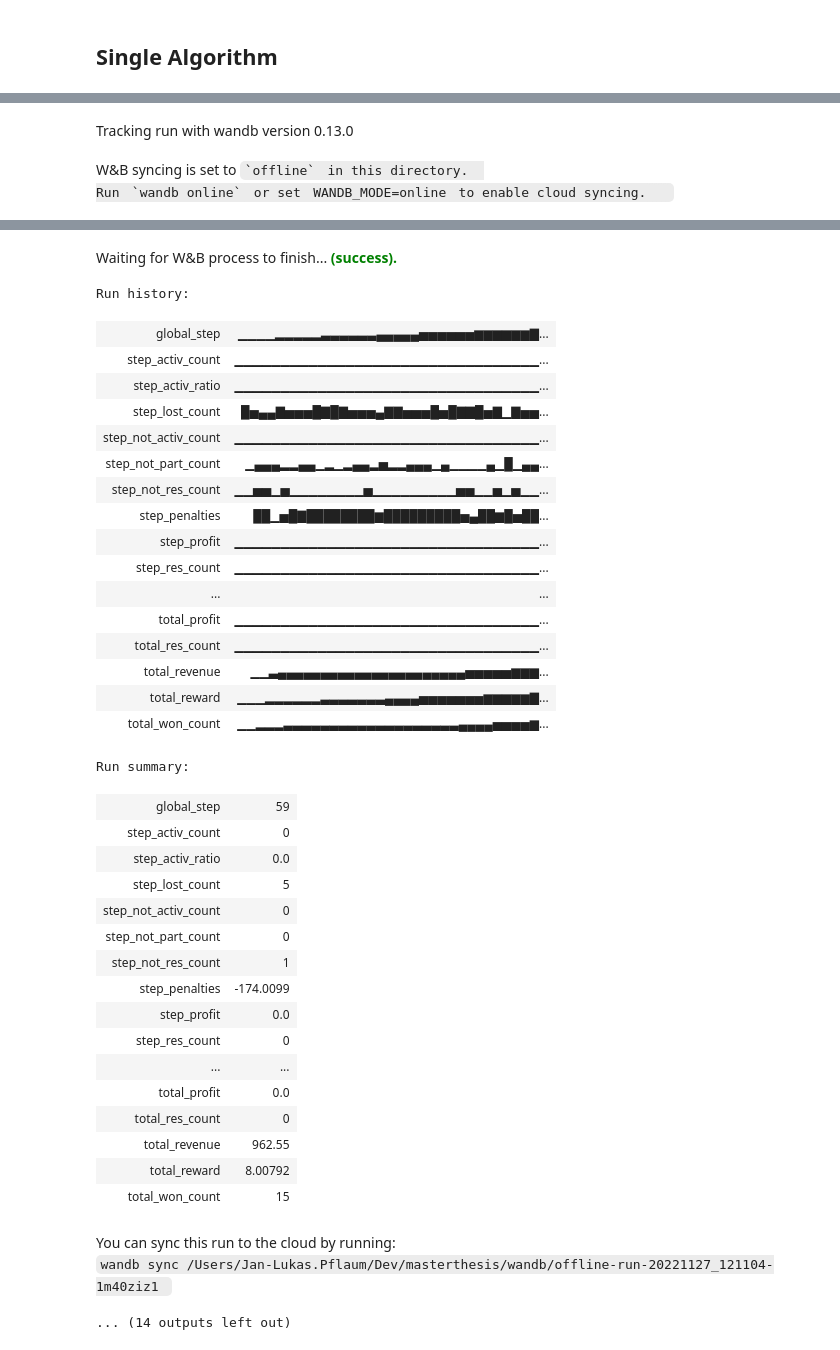
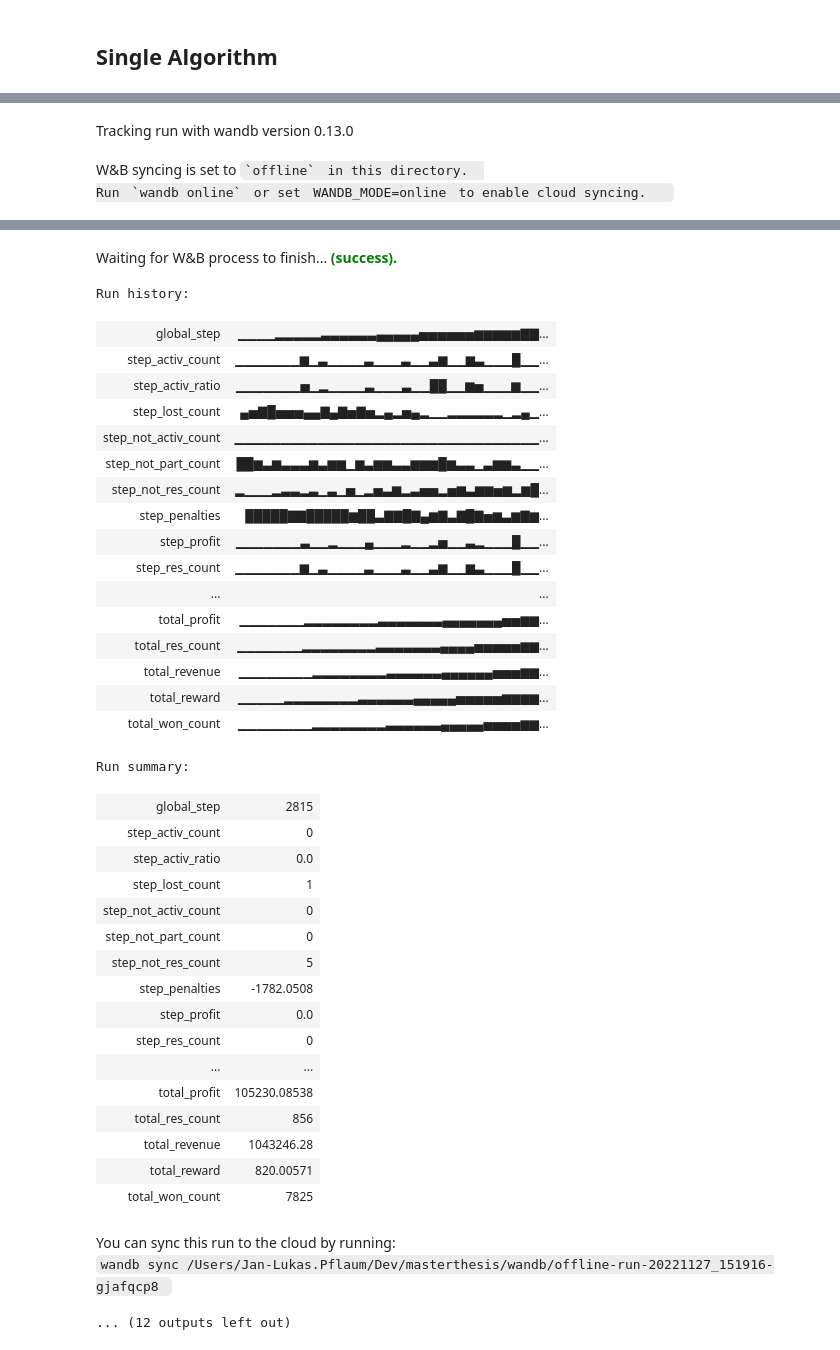
Before and after one commit to jlp237/MA-VPP-RL-bidding, a Jupyter notebook: 02_VPPBiddingEnv.ipynb, the cells around one changed output, grey strips where cells are left out. Saved outputs shown, nothing was run; the diff lists cells and outputs as text; code cells hidden in the pictures.

```diff
--- a/02_VPPBiddingEnv.ipynb
+++ b/02_VPPBiddingEnv.ipynb
@@ -245,7 +266,7 @@ for algo in algo_list:
 # %% [markdown]
 ## Single Algorithm
 # %%
-ALGORITHM = "TD3"
+ALGORITHM = "R_PPO"
 
 try:
     print("now training " + ALGORITHM)
@@ -261,44 +282,44 @@ now training TD3
 Tracking run with wandb version 0.13.0
 W&B syncing is set to `offline` in this directory.
 Run `wandb online` or set WANDB_MODE=online to enable cloud syncing.
 [interactive output not drawn]
 [interactive output not drawn]
 [interactive output not drawn]
 Waiting for W&B process to finish... (success).
 Run history:
-| global_step | ▁▁▁▁▂▂▂▂▂▃▃▃▃▃▃▄▄▄▄▄▅▅▅▅▅▅▆▆▆▆▆▆▇... |
-| step_activ_count | ▁▁▁▁▁▁▁▁▁▁▁▁▁▁▁▁▁▁▁▁▁▁▁▁▁▁▁▁▁▁▁▁▁... |
-| step_activ_ratio | ▁▁▁▁▁▁▁▁▁▁▁▁▁▁▁▁▁▁▁▁▁▁▁▁▁▁▁▁▁▁▁▁▁... |
-| step_lost_count | █▅▄▄▇▅▅▅█▇█▇▅▅▅▄▇▇▅▅▅█▅█▇▇█▅▇▁▇▅▅... |
+| global_step | ▁▁▁▁▂▂▂▂▂▃▃▃▃▃▃▄▄▄▄▄▅▅▅▅▅▅▆▆▆▆▆▇▇... |
+| step_activ_count | ▁▁▁▁▁▁▁▆▁▃▁▁▁▁▃▁▁▁▃▁▁▃▆▁▁▆▃▁▁▁█▁▁... |
+| step_activ_ratio | ▁▁▁▁▁▁▁▅▁▂▁▁▁▁▃▁▁▁▃▁▁██▁▁▆▅▁▁▁▆▁▁... |
+| step_lost_count | ▄▅▇█▅▅▅▄▄▇▄▇▅▇▅▂▄▂▅▄▂▁▁▂▂▂▂▂▂▁▂▄▁... |
 | step_not_activ_count | ▁▁▁▁▁▁▁▁▁▁▁▁▁▁▁▁▁▁▁▁▁▁▁▁▁▁▁▁▁▁▁▁▁... |
-| step_not_part_count | ▁▄▄▄▂▂▄▄▁▂▁▂▄▄▂▅▂▂▄▄▄▁▄▁▁▁▁▄▁█▁▄▄... |
-| step_not_res_count | ▁▁▅▅▁▅▁▁▁▁▁▁▁▁▅▁▁▁▁▁▁▁▁▁▅▅▁▁▅▁▅▁▁... |
-| step_penalties | ██▁▅█▇████████▆█████████▅▄██▆█▅██... |
-| step_profit | ▁▁▁▁▁▁▁▁▁▁▁▁▁▁▁▁▁▁▁▁▁▁▁▁▁▁▁▁▁▁▁▁▁... |
-| step_res_count | ▁▁▁▁▁▁▁▁▁▁▁▁▁▁▁▁▁▁▁▁▁▁▁▁▁▁▁▁▁▁▁▁▁... |
+| step_not_part_count | ██▆▃▆▃▃▃▆▃▆▆▁▆▃▆▆▃▃▆▆▆█▆▃▃▁▃▆▆▃▁▁... |
+| step_not_res_count | ▂▁▁▁▂▃▃▂▃▁▃▁▅▁▂▅▃▆▂▃▅▅▂▅▆▃▆▆▅▆▂▆█... |
+| step_penalties | █████▇▇█████▆██▃▇▇█▇▄▆▇▃▇█▇▅▆▃▆▇▆... |
+| step_profit | ▁▁▁▁▁▁▁▃▁▁▂▁▁▁▄▁▁▁▂▁▁▂▅▁▁▃▂▁▁▁█▁▁... |
+| step_res_count | ▁▁▁▁▁▁▁▆▁▃▁▁▁▁▃▁▁▁▃▁▁▃▆▁▁▆▃▁▁▁█▁▁... |
 | ... | ... |
-| total_profit | ▁▁▁▁▁▁▁▁▁▁▁▁▁▁▁▁▁▁▁▁▁▁▁▁▁▁▁▁▁▁▁▁▁... |
-| total_res_count | ▁▁▁▁▁▁▁▁▁▁▁▁▁▁▁▁▁▁▁▁▁▁▁▁▁▁▁▁▁▁▁▁▁... |
-| total_revenue | ▁▁▃▄▄▄▄▄▄▄▄▄▄▄▄▄▄▄▄▄▄▄▄▄▄▅▅▅▅▅▆▆▆... |
-| total_reward | ▁▁▁▂▂▂▂▂▂▃▃▃▃▃▃▃▄▄▄▄▅▅▅▅▅▅▅▆▆▆▆▆▇... |
-| total_won_count | ▁▁▂▂▂▃▃▃▃▃▃▃▃▃▃▃▃▃▃▃▃▃▃▃▄▄▄▄▅▅▅▅▆... |
+| total_profit | ▁▁▁▁▁▁▁▂▂▂▂▂▂▂▂▃▃▃▃▃▃▃▄▄▄▄▄▄▄▅▅▆▆... |
+| total_res_count | ▁▁▁▁▁▁▁▂▂▂▂▂▂▂▂▃▃▃▃▃▃▃▄▄▄▄▅▅▅▅▅▆▆... |
+| total_revenue | ▁▁▁▁▁▁▁▁▂▂▂▂▂▂▂▂▃▃▃▃▃▃▄▄▄▄▄▄▅▅▅▆▆... |
+| total_reward | ▁▁▁▁▁▂▂▂▂▂▂▂▂▃▃▃▃▃▃▄▄▄▄▄▅▅▅▅▅▆▆▆▆... |
+| total_won_count | ▁▁▁▁▁▁▁▁▂▂▂▂▂▂▂▂▃▃▃▃▃▃▄▄▄▄▄▅▅▅▅▆▆... |
 Run summary:
-| global_step | 59 |
+| global_step | 2815 |
 | step_activ_count | 0 |
 | step_activ_ratio | 0.0 |
-| step_lost_count | 5 |
+| step_lost_count | 1 |
 | step_not_activ_count | 0 |
 | step_not_part_count | 0 |
-| step_not_res_count | 1 |
-| step_penalties | -174.0099 |
+| step_not_res_count | 5 |
+| step_penalties | -1782.0508 |
 | step_profit | 0.0 |
 | step_res_count | 0 |
 | ... | ... |
-| total_profit | 0.0 |
-| total_res_count | 0 |
-| total_revenue | 962.55 |
-| total_reward | 8.00792 |
-| total_won_count | 15 |
+| total_profit | 105230.08538 |
+| total_res_count | 856 |
+| total_revenue | 1043246.28 |
+| total_reward | 820.00571 |
+| total_won_count | 7825 |
 You can sync this run to the cloud by running:
-wandb sync /Users/Jan-Lukas.Pflaum/Dev/masterthesis/wandb/offline-run-20221127_121104-1m40ziz1
+wandb sync /Users/Jan-Lukas.Pflaum/Dev/masterthesis/wandb/offline-run-20221127_151916-gjafqcp8
-... (14 outputs left out)
+... (12 outputs left out)
```
Also changed, not shown: parts of 4 cells of this notebook, 3 other files.
